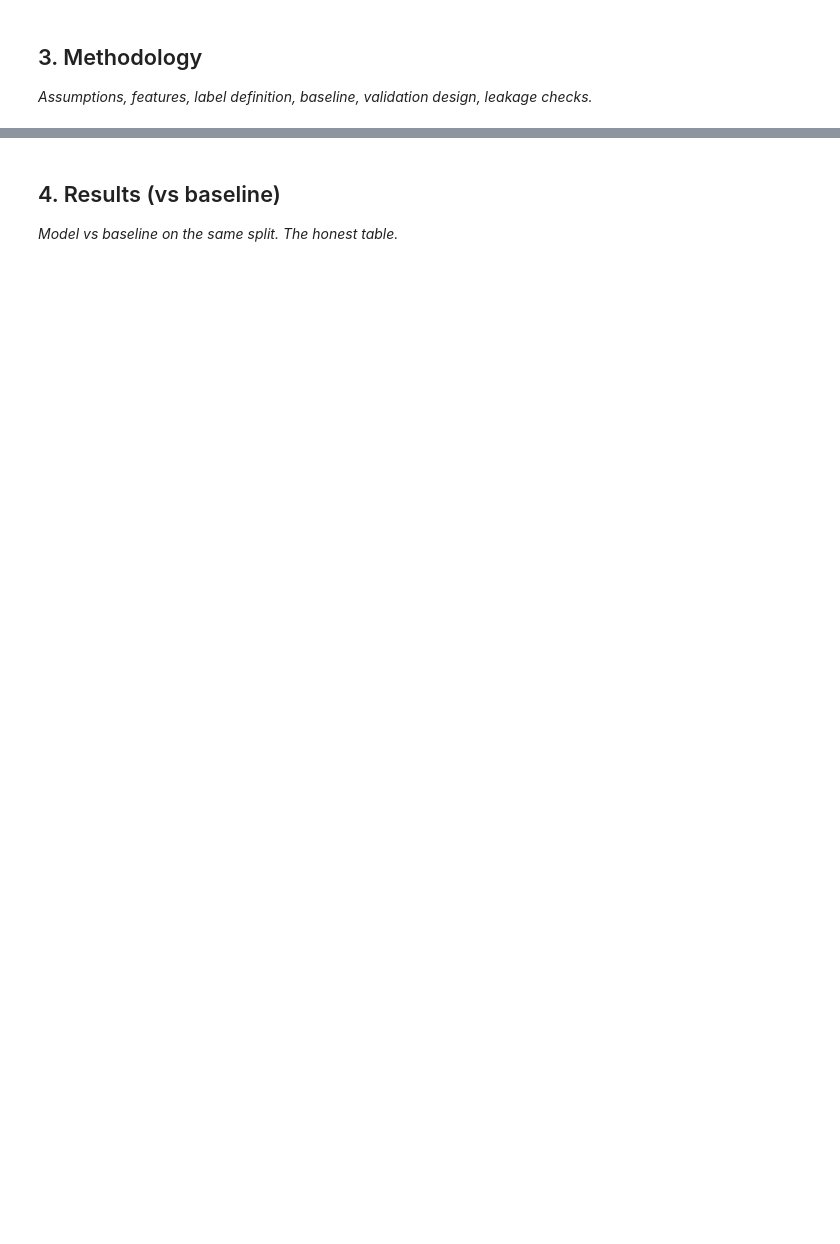
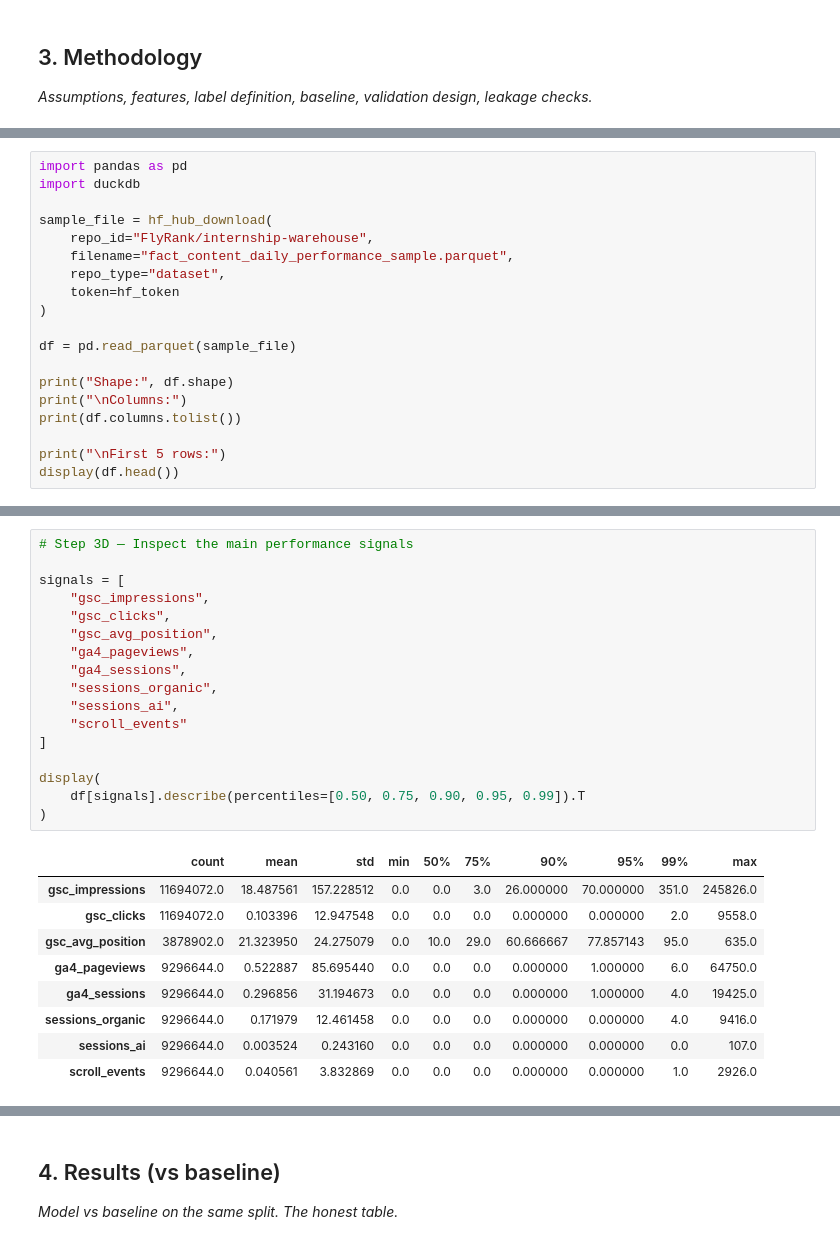
Before and after one commit to AbdullahIdrees291/flyrank-ml-internship, a Jupyter notebook: work/notebooks/capstone.ipynb, the cells around one changed output, grey strips where cells are left out. Cells and saved outputs as stored; diff of their text form; blank space fills up the shorter version.

```diff
--- a/work/notebooks/capstone.ipynb
+++ b/work/notebooks/capstone.ipynb
@@ -20,0 +150,19 @@ This skeleton is yours to fill. Work the sections **in order** — each one has
+# %%
+import pandas as pd
+import duckdb
+
+sample_file = hf_hub_download(
+    repo_id="FlyRank/internship-warehouse",
+    filename="fact_content_daily_performance_sample.parquet",
+    repo_type="dataset",
+    token=hf_token
+)
+
+df = pd.read_parquet(sample_file)
+
+print("Shape:", df.shape)
+print("\nColumns:")
+print(df.columns.tolist())
+
+print("\nFirst 5 rows:")
+display(df.head())
@@ -20,0 +238,27 @@ This skeleton is yours to fill. Work the sections **in order** — each one has
+# %%
+# Step 3D — Inspect the main performance signals
+
+signals = [
+    "gsc_impressions",
+    "gsc_clicks",
+    "gsc_avg_position",
+    "ga4_pageviews",
+    "ga4_sessions",
+    "sessions_organic",
+    "sessions_ai",
+    "scroll_events"
+]
+
+display(
+    df[signals].describe(percentiles=[0.50, 0.75, 0.90, 0.95, 0.99]).T
+)
+# %% [output]
+|  | count | mean | std | min | 50% | 75% | 90% | 95% | 99% | max |
+| gsc_impressions | 11694072.0 | 18.487561 | 157.228512 | 0.0 | 0.0 | 3.0 | 26.000000 | 70.000000 | 351.0 | 245826.0 |
+| gsc_clicks | 11694072.0 | 0.103396 | 12.947548 | 0.0 | 0.0 | 0.0 | 0.000000 | 0.000000 | 2.0 | 9558.0 |
+| gsc_avg_position | 3878902.0 | 21.323950 | 24.275079 | 0.0 | 10.0 | 29.0 | 60.666667 | 77.857143 | 95.0 | 635.0 |
+| ga4_pageviews | 9296644.0 | 0.522887 | 85.695440 | 0.0 | 0.0 | 0.0 | 0.000000 | 1.000000 | 6.0 | 64750.0 |
+| ga4_sessions | 9296644.0 | 0.296856 | 31.194673 | 0.0 | 0.0 | 0.0 | 0.000000 | 1.000000 | 4.0 | 19425.0 |
+| sessions_organic | 9296644.0 | 0.171979 | 12.461458 | 0.0 | 0.0 | 0.0 | 0.000000 | 0.000000 | 4.0 | 9416.0 |
+| sessions_ai | 9296644.0 | 0.003524 | 0.243160 | 0.0 | 0.0 | 0.0 | 0.000000 | 0.000000 | 0.0 | 107.0 |
+| scroll_events | 9296644.0 | 0.040561 | 3.832869 | 0.0 | 0.0 | 0.0 | 0.000000 | 0.000000 | 1.0 | 2926.0 |
```
Also changed, not shown: parts of 46 cells of this notebook.
